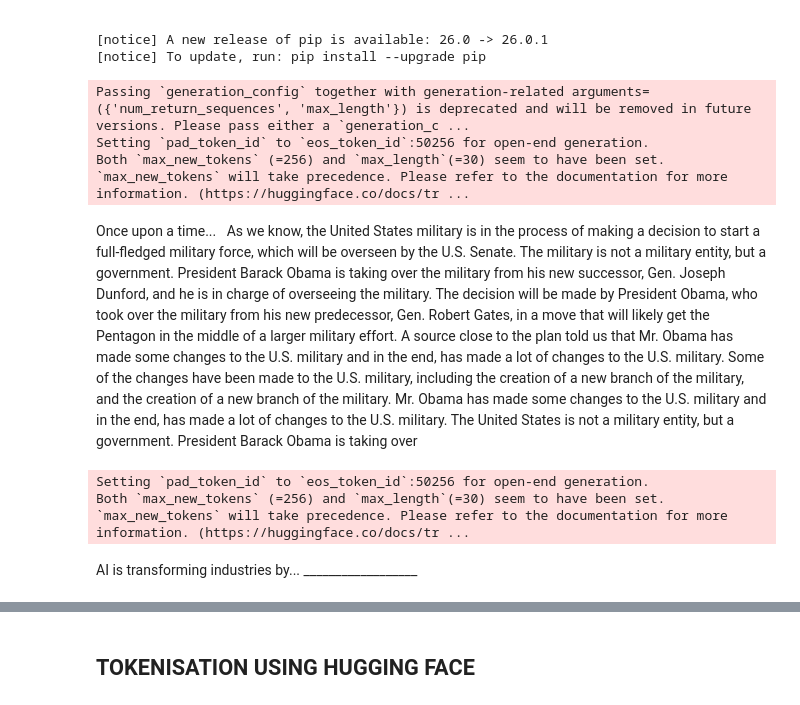
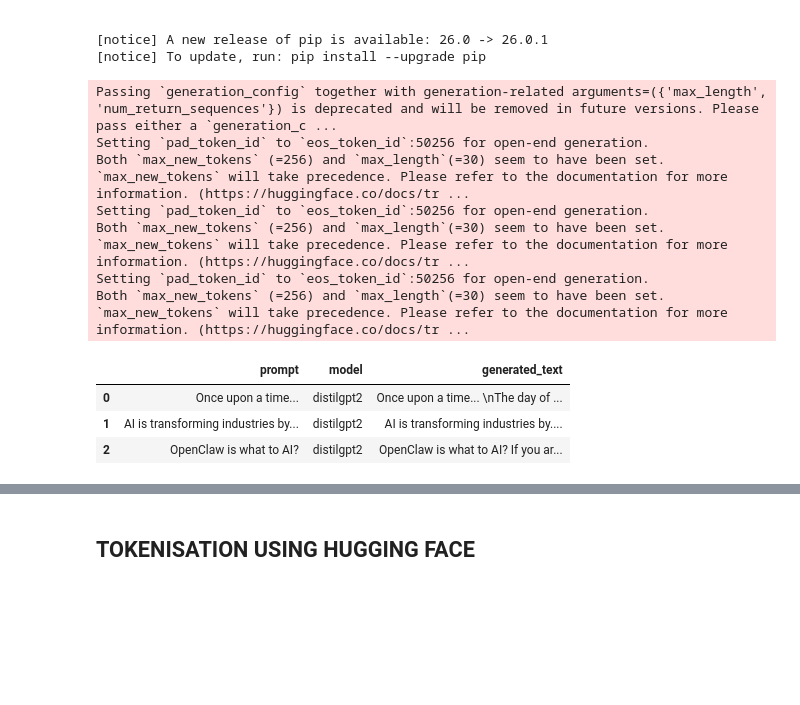
Before and after one commit to rskulkar/pravartak, a Jupyter notebook: assignments/week06/week06_project_v01.ipynb, the cells around one changed output, grey strips where cells are left out. Saved outputs shown, nothing was run; the diff lists cells and outputs as text; code cells hidden in the pictures; blank space fills up the shorter version.

```diff
--- a/assignments/week06/week06_project_v01.ipynb
+++ b/assignments/week06/week06_project_v01.ipynb
@@ -31,25 +42,43 @@ filterwarnings('ignore')
 # %%
 generator = pipeline('text-generation', model='distilgpt2')
-
-def generate_text(prompt, max_length=50):
-    generated = generator(prompt, max_length=max_length, num_return_sequences=1)
-    display(Markdown(generated[0]['generated_text']))
+# %%
+def generate_text(prompt, max_length=50):
+    """
+    Generate text using the pre-trained model
+    - can be modified to use a different model or parameters as needed
+    - generator currently uses 'distilgpt2' which is a smaller, faster version of GPT-2
+    - generator can be passed as a parameter to allow flexibility in which model to use
+    """
+    generated = generator(prompt, max_length=max_length, num_return_sequences=1)
+    return generated[0]['generated_text']
 # %%
 # Generate text based on a prompt
-generate_text("Once upon a time... ", max_length=30)
+prompts = [
+    "Once upon a time... ",
+    "AI is transforming industries by... ",
+    "OpenClaw is what to AI? "
+]
+
+## loop through prompts, generate text, and store results in a DataFrame for display
+rows = []
+for prompt in prompts:
+    response = generate_text(prompt, max_length=30)
+    rows.append({
+            "prompt": prompt,
+            "model": "distilgpt2",
+            "generated_text": response
+        })
+df = pd.DataFrame(rows)
+display(df)
 # %% [output]
-Passing `generation_config` together with generation-related arguments=({'num_return_sequences', 'max_length'}) is deprecated and will be removed in future versions. Please pass either a `generation_c ...
+Passing `generation_config` together with generation-related arguments=({'max_length', 'num_return_sequences'}) is deprecated and will be removed in future versions. Please pass either a `generation_c ...
 Setting `pad_token_id` to `eos_token_id`:50256 for open-end generation.
 Both `max_new_tokens` (=256) and `max_length`(=30) seem to have been set. `max_new_tokens` will take precedence. Please refer to the documentation for more information. (https://huggingface.co/docs/tr ...
+Setting `pad_token_id` to `eos_token_id`:50256 for open-end generation.
+Both `max_new_tokens` (=256) and `max_length`(=30) seem to have been set. `max_new_tokens` will take precedence. Please refer to the documentation for more information. (https://huggingface.co/docs/tr ...
+Setting `pad_token_id` to `eos_token_id`:50256 for open-end generation.
+Both `max_new_tokens` (=256) and `max_length`(=30) seem to have been set. `max_new_tokens` will take precedence. Please refer to the documentation for more information. (https://huggingface.co/docs/tr ...
-Once upon a time...
-As we know, the United States military is in the process of making a decision to start a full-fledged military force, which will be overseen by the U.S. Senate. The military is not a military entity, but a government. President Barack Obama is taking over the military from his new successor, Gen. Joseph Dunford, and he is in charge of overseeing the military. The decision will be made by President Obama, who took over the military from his new predecessor, Gen. Robert Gates, in a move that will likely get the Pentagon in the middle of a larger military effort.
-A source close to the plan told us that Mr. Obama has made some changes to the U.S. military and in the end, has made a lot of changes to the U.S. military.
-Some of the changes have been made to the U.S. military, including the creation of a new branch of the military, and the creation of a new branch of the military. Mr. Obama has made some changes to the U.S. military and in the end, has made a lot of changes to the U.S. military.
-The United States is not a military entity, but a government. President Barack Obama is taking over
+|  | prompt | model | generated_text |
+| 0 | Once upon a time... | distilgpt2 | Once upon a time... \nThe day of ... |
+| 1 | AI is transforming industries by... | distilgpt2 | AI is transforming industries by.... |
+| 2 | OpenClaw is what to AI? | distilgpt2 | OpenClaw is what to AI? If you ar... |
-# %%
-# Generate text based on a prompt
-generate_text("AI is transforming industries by... ", max_length=30)
-# %% [output]
-Setting `pad_token_id` to `eos_token_id`:50256 for open-end generation.
-Both `max_new_tokens` (=256) and `max_length`(=30) seem to have been set. `max_new_tokens` will take precedence. Please refer to the documentation for more information. (https://huggingface.co/docs/tr ...
-AI is transforming industries by... __________________
```
Also changed, not shown: parts of 36 cells of this notebook, 2 other files.
